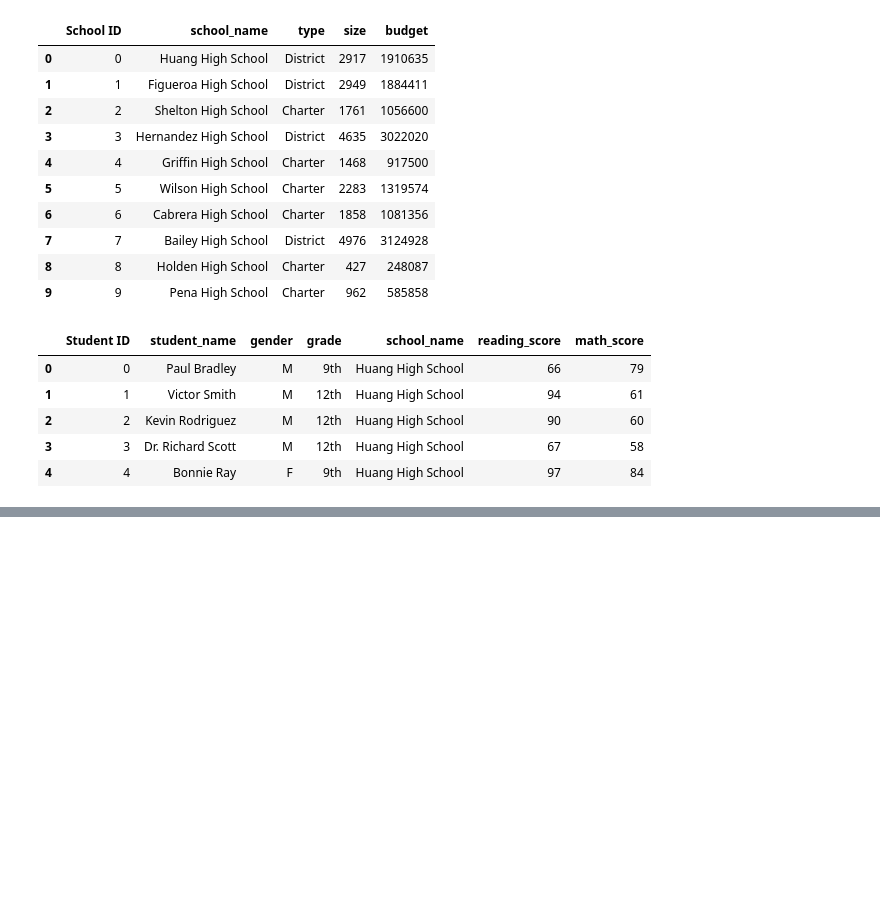
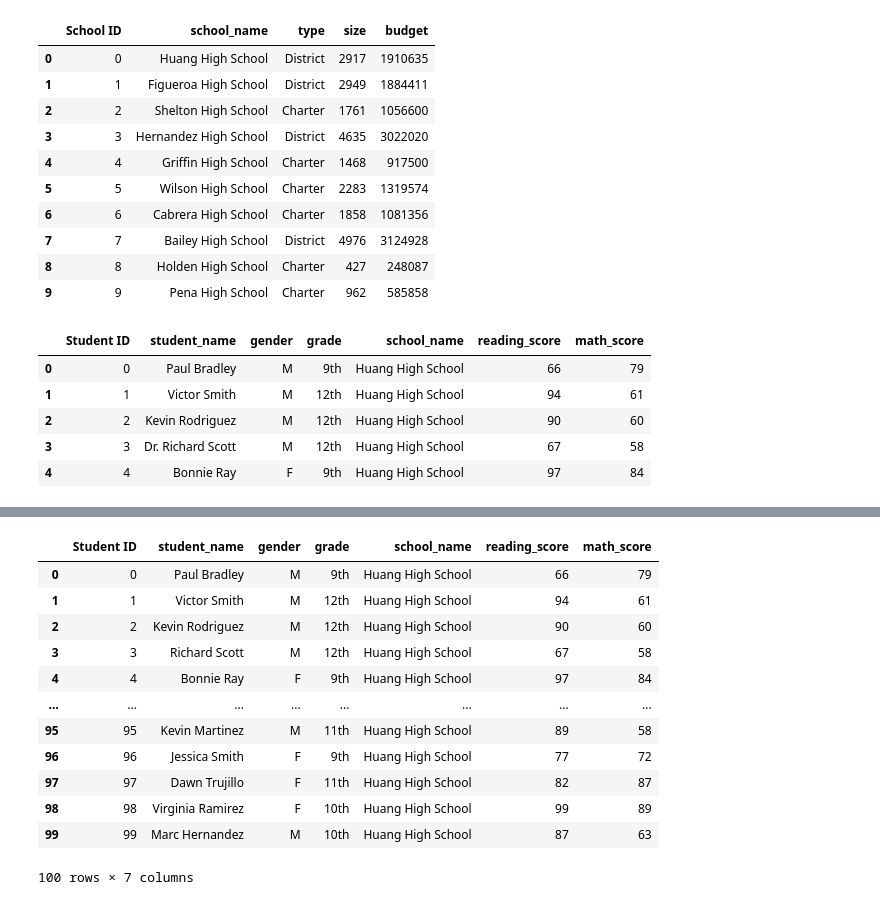
Before and after one commit to PGL50/School_District_Analysis, a Jupyter notebook: PyCitySchools.ipynb, the cells around one changed output, grey strips where cells are left out. Drawn from its saved outputs; the diff is of its cells as text; code cells hidden in the pictures; blank space fills up the shorter version.

```diff
--- a/PyCitySchools.ipynb
+++ b/PyCitySchools.ipynb
@@ -76,0 +205,23 @@ student_data_df.head()
+# %%
+# Add each prefix and suffix to remove to a list.
+prefixes_suffixes = ["Dr. ", "Mr. ","Ms. ", "Mrs. ", "Miss ", " MD", " DDS", " DVM", " PhD"]
+# %%
+# Iterate through the words in the "prefixes_suffixes" list and replace them with an empty space, "".
+for word in prefixes_suffixes:
+    student_data_df["student_name"] = student_data_df["student_name"].str.replace(word,"")
+# %%
+student_data_df.head(100)
+# %% [output]
+|  | Student ID | student_name | gender | grade | school_name | reading_score | math_score |
+| 0 | 0 | Paul Bradley | M | 9th | Huang High School | 66 | 79 |
+| 1 | 1 | Victor Smith | M | 12th | Huang High School | 94 | 61 |
+| 2 | 2 | Kevin Rodriguez | M | 12th | Huang High School | 90 | 60 |
+| 3 | 3 | Richard Scott | M | 12th | Huang High School | 67 | 58 |
+| 4 | 4 | Bonnie Ray | F | 9th | Huang High School | 97 | 84 |
+| ... | ... | ... | ... | ... | ... | ... | ... |
+| 95 | 95 | Kevin Martinez | M | 11th | Huang High School | 89 | 58 |
+| 96 | 96 | Jessica Smith | F | 9th | Huang High School | 77 | 72 |
+| 97 | 97 | Dawn Trujillo | F | 11th | Huang High School | 82 | 87 |
+| 98 | 98 | Virginia Ramirez | F | 10th | Huang High School | 99 | 89 |
+| 99 | 99 | Marc Hernandez | M | 10th | Huang High School | 87 | 63 |
+100 rows × 7 columns
```
Also changed, not shown: parts of 10 cells of this notebook, 2 other files.
